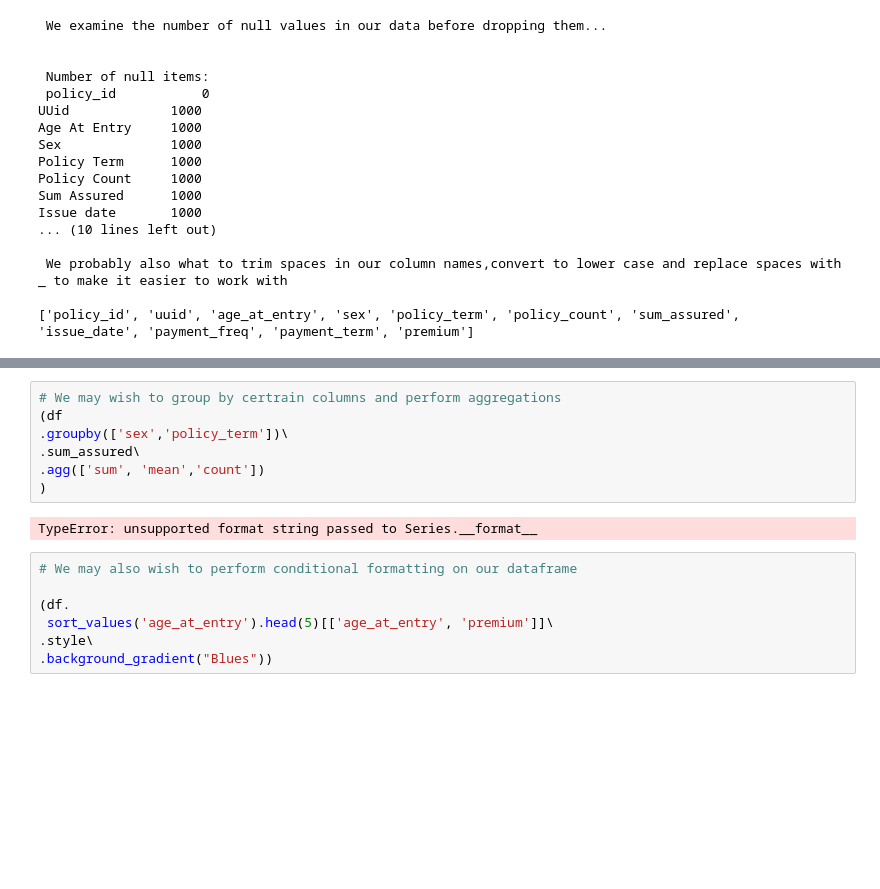
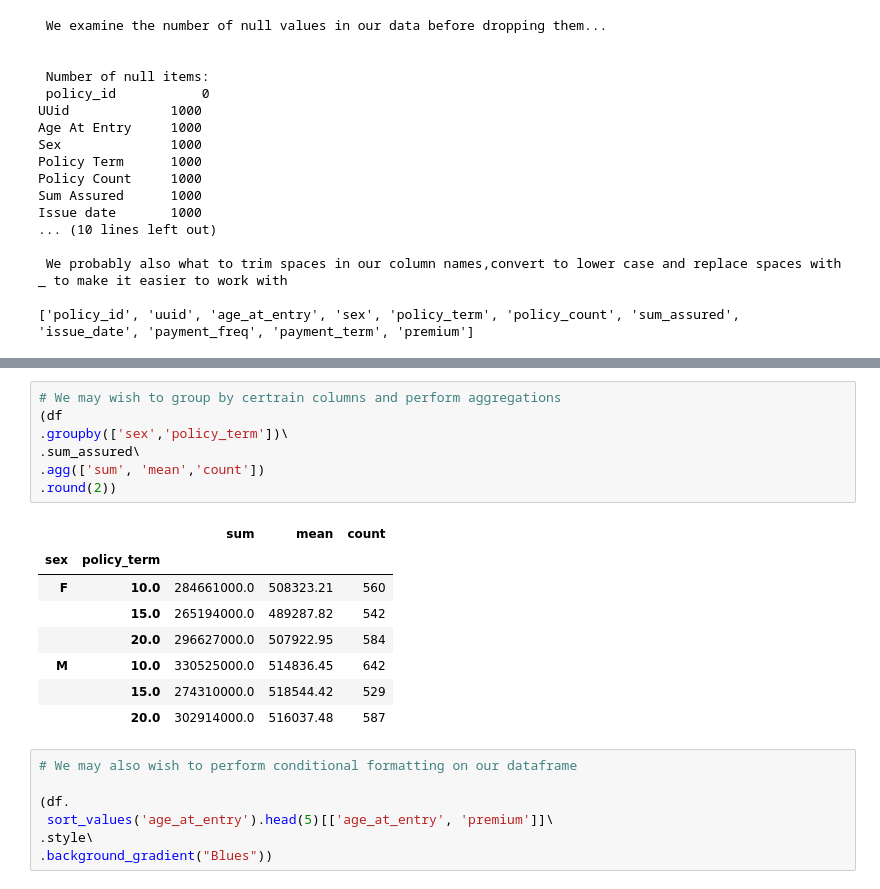
Before and after one commit to actuarialsociety/ds-toolkit, a Jupyter notebook: Actuarial_Data_Science_Toolkit_Intro.ipynb, the cells around one changed output, grey strips where cells are left out. Cells and saved outputs as stored; diff of their text form; blank space fills up the shorter version.

```diff
--- a/Actuarial_Data_Science_Toolkit_Intro.ipynb
+++ b/Actuarial_Data_Science_Toolkit_Intro.ipynb
@@ -255,12 +255,19 @@ query_sa = 100000
 # %%
 # We may wish to group by certrain columns and perform aggregations
 (df
 .groupby(['sex','policy_term'])\
 .sum_assured\
 .agg(['sum', 'mean','count'])
-)
+.round(2))
 # %% [output]
-TypeError: unsupported format string passed to Series.__format__
+|  |  | sum | mean | count |
+| sex | policy_term |  |  |  |
+| F | 10.0 | 284661000.0 | 508323.21 | 560 |
+|  | 15.0 | 265194000.0 | 489287.82 | 542 |
+|  | 20.0 | 296627000.0 | 507922.95 | 584 |
+| M | 10.0 | 330525000.0 | 514836.45 | 642 |
+|  | 15.0 | 274310000.0 | 518544.42 | 529 |
+|  | 20.0 | 302914000.0 | 516037.48 | 587 |
 # %%
 # We may also wish to perform conditional formatting on our dataframe
 
```
